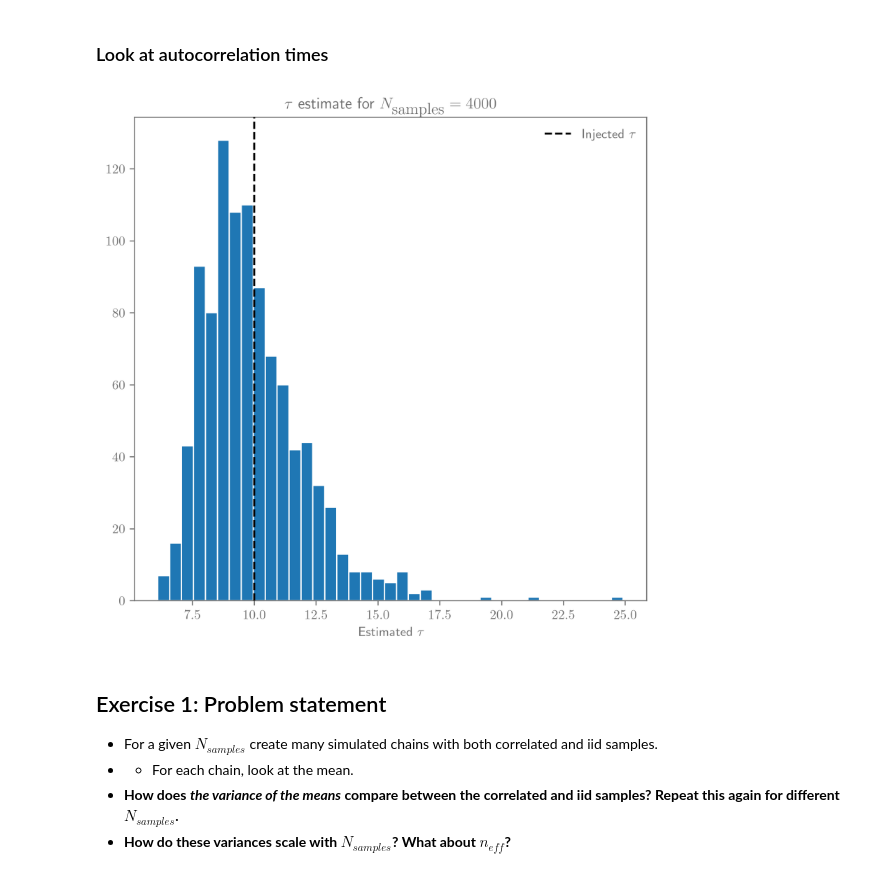
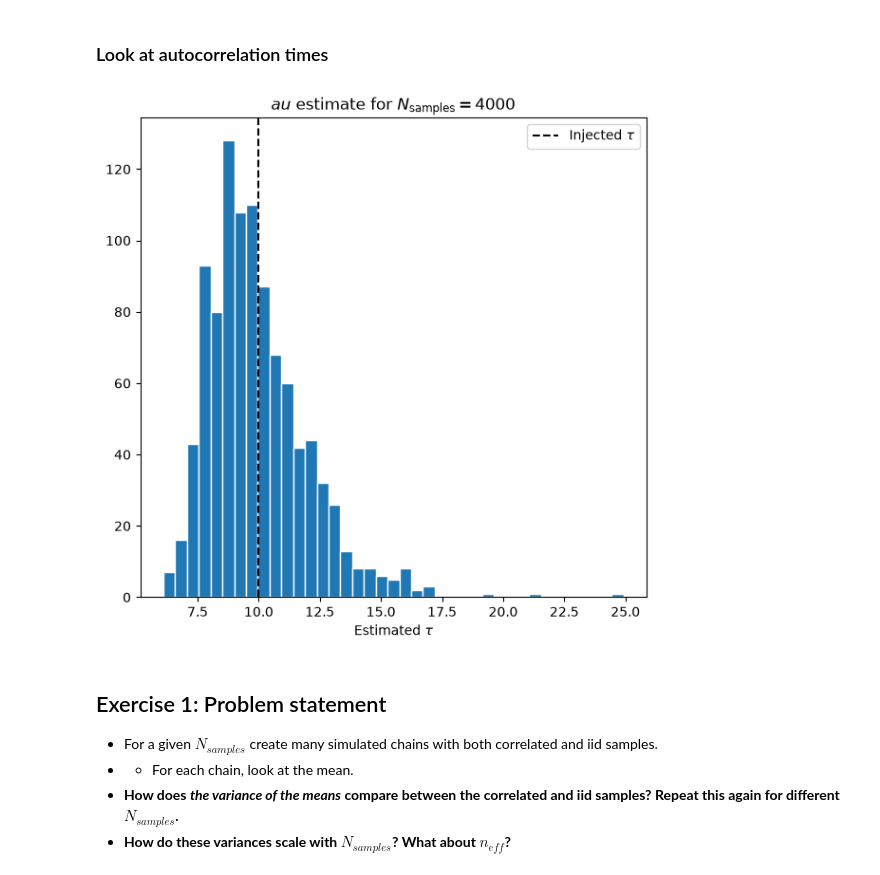
Before and after one commit to lorivandebroek/Bayesian-Stats-HS2026, a Jupyter notebook: exercise_solutions/week7_model_checking_solutions.ipynb, the cells around one changed output. Saved outputs shown, nothing was run; the diff lists cells and outputs as text; code cells hidden in the pictures.

```diff
--- a/exercise_solutions/week7_model_checking_solutions.ipynb
+++ b/exercise_solutions/week7_model_checking_solutions.ipynb
@@ -1,7 +1,7 @@
 # %%
 import numpy as np
 import matplotlib.pyplot as plt
-plt.style.use("bayesian_stats_course_tools.light")
+# plt.style.use("bayesian_stats_course_tools.light")
 import scipy.stats
 import emcee
 from pathlib import Path
@@ -9,9 +9,9 @@ from emcee.autocorr import integrated_time
 from scipy.signal import lfilter
 import arviz
 
-plt.rcParams['text.usetex'] = True # comment out if you don't have latex installed. May cause errors downstream in titles, etc.
-figdir = Path('./')
-savefigs = True
+# plt.rcParams['text.usetex'] = True # comment out if you don't have latex installed. May cause errors downstream in titles, etc.
+# figdir = Path('./')
+# savefigs = True
 # %% [markdown]
 # Exercise 1: Autocorrelation
 
@@ -110,17 +108,15 @@ taus = [integrated_time(ar1(Nsamples, tau_autocorr, rng), quiet=True, tol=0)[0]
 # %%
 plt.figure(figsize=(6, 6))
 plt.hist(taus, bins='auto', edgecolor='w')
 ax = plt.gca()
 ax.axvline(tau_autocorr, c='k', ls='--', zorder=100, label='Injected $\\tau$')
 plt.xlabel("Estimated $\\tau$")
-plt.title(f'$\\tau$ estimate for $N_{{\\textrm{{samples}}}}={Nsamples}$')
+plt.title(f'$\tau$ estimate for $N_{{\\text{{samples}}}}={Nsamples}$')
 plt.legend()
 plt.tight_layout()
-if savefigs:
-    plt.savefig(figdir / "tau_estimates.pdf")
 plt.show()
 # %% [output]
-[figure, old version]
+[figure, new version]
 # %% [markdown]
 ## Exercise 1: Problem statement
 
```
Also changed, not shown: parts of 3 cells of this notebook, 1 other file.
